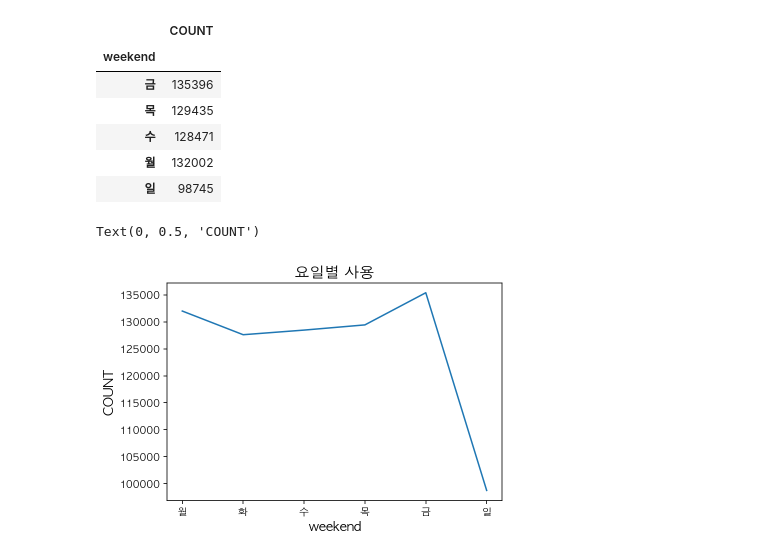
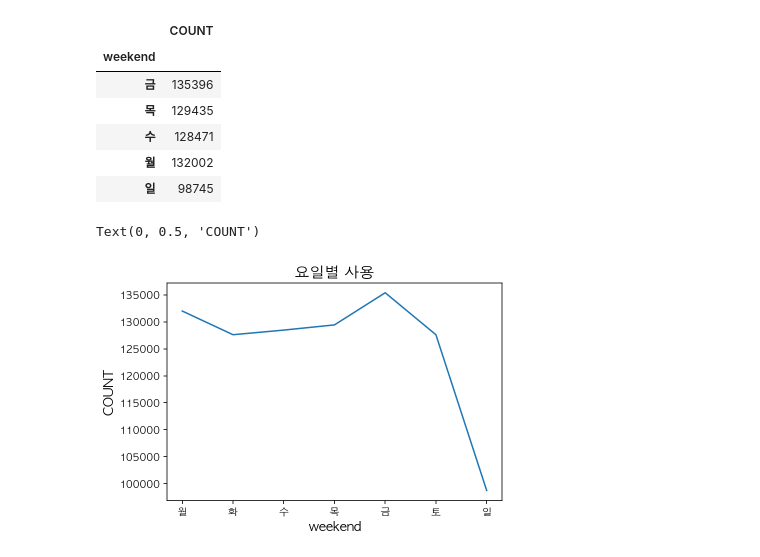
Before and after one commit to honeybeat1/team1_wanted_onboarding_2nd, a Jupyter notebook: Week3_이주영/모두컴퍼니_기술과제/Week3_모두컴퍼니_EDA.ipynb, the cells around one changed output. Cells and saved outputs as stored; diff of their text form; code cells hidden in the pictures.

```diff
--- a/Week3_이주영/모두컴퍼니_기술과제/Week3_모두컴퍼니_EDA.ipynb
+++ b/Week3_이주영/모두컴퍼니_기술과제/Week3_모두컴퍼니_EDA.ipynb
@@ -168,6 +188,6 @@ temp2.describe()
 # %%
- temp2["year"] = temp2.apply(lambda x:x["DATE"][:4])
-#  temp2["month"] = temp2["DATE"][5:7]
-#  temp2["day"] = temp2["DATE"][-2:]
+ temp2["year"] = temp2["JOIN_DATE"].apply(lambda x: x[:4])
+ temp2["month"] =temp2["JOIN_DATE"].apply(lambda x: x[5:7])
+ temp2["day"] = temp2["JOIN_DATE"].apply(lambda x: x[-2:])
 temp2
 # %% [output]
@@ -184,11 +216,11 @@ temp3[["COUNT"]].head()
 | 월 | 132002 |
 | 일 | 98745 |
 # %%
-day_order = ["월","화","수","목","금","일"]
+day_order = ["월","화","수","목","금","토","일"]
 sns.lineplot(data=temp3.loc[day_order]["COUNT"])
 plt.title("요일별 사용", fontsize=15)
 plt.xlabel("weekend",fontsize=13)
 plt.ylabel("COUNT",fontsize=13)
 # %% [output]
 Text(0, 0.5, 'COUNT')
-[figure, old version]
+[figure, new version]
```
Also changed, not shown: parts of 17 cells of this notebook.
